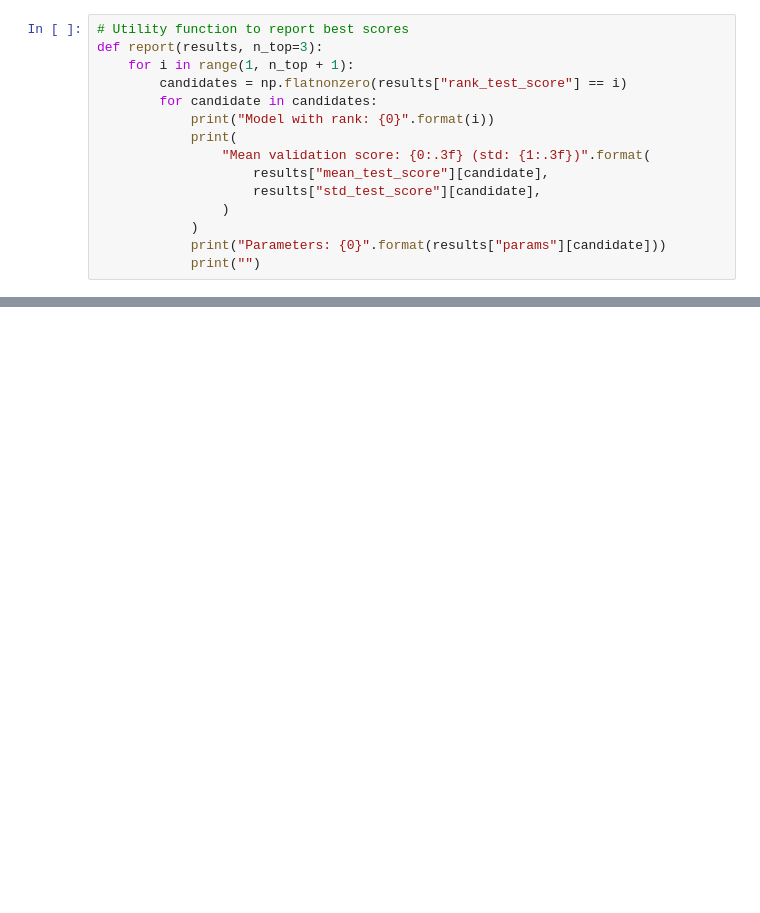
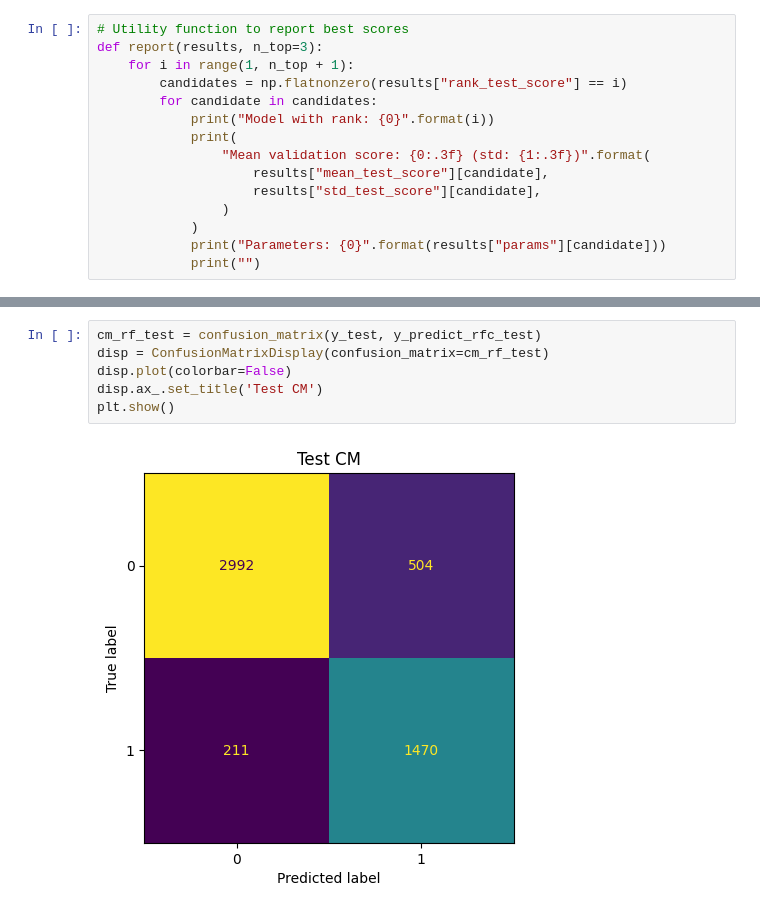
Before and after one commit to A01795375/Proyecto_Integrador_cancer, a Jupyter notebook: notebooks/Avance 4.ipynb, the cells around one changed output, grey strips where cells are left out. Drawn from its saved outputs; the diff is of its cells as text; blank space fills up the shorter version.

```diff
--- a/notebooks/Avance 4.ipynb
+++ b/notebooks/Avance 4.ipynb
@@ -207,0 +287,8 @@ accuracy_pac
+# %%
+cm_rf_test = confusion_matrix(y_test, y_predict_rfc_test)
+disp = ConfusionMatrixDisplay(confusion_matrix=cm_rf_test)
+disp.plot(colorbar=False)
+disp.ax_.set_title('Test CM')
+plt.show()
+# %% [output]
+[figure, added]
```
Also changed, not shown: parts of 17 cells of this notebook, 1 other file.
